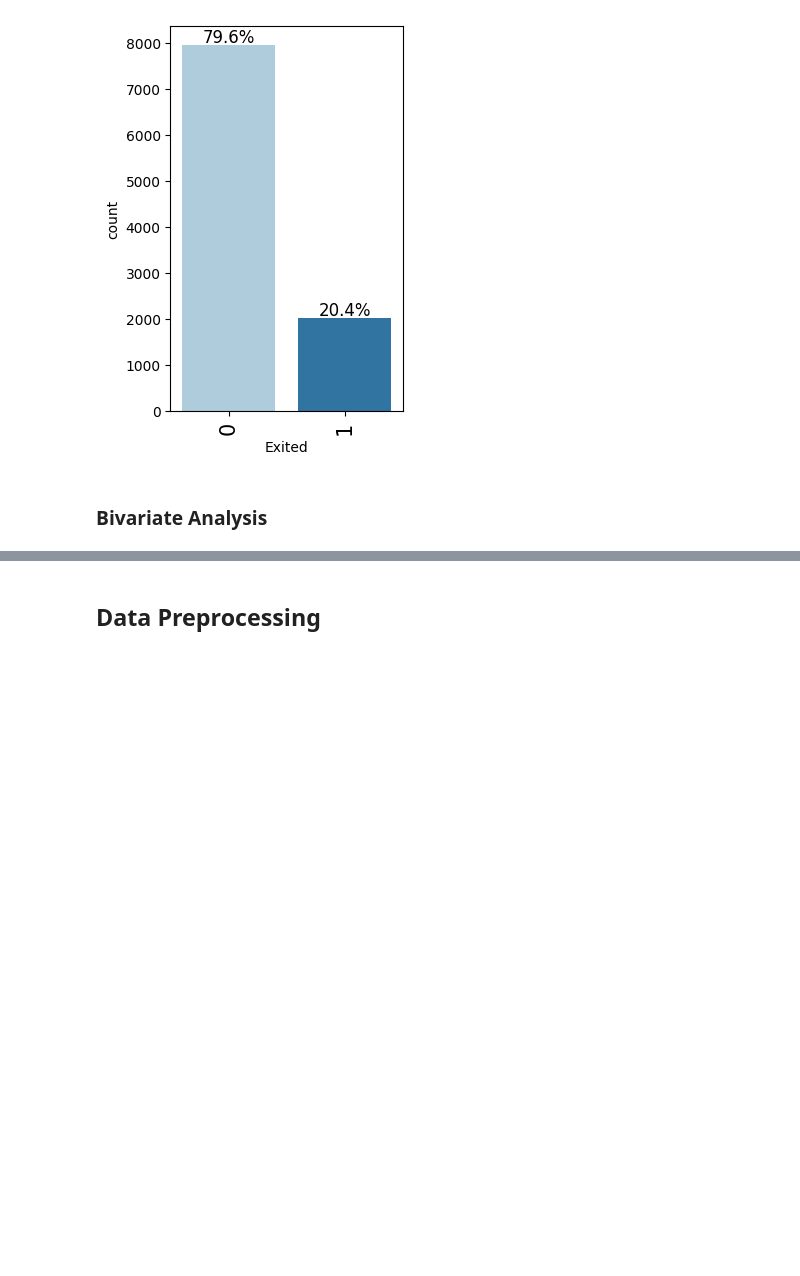
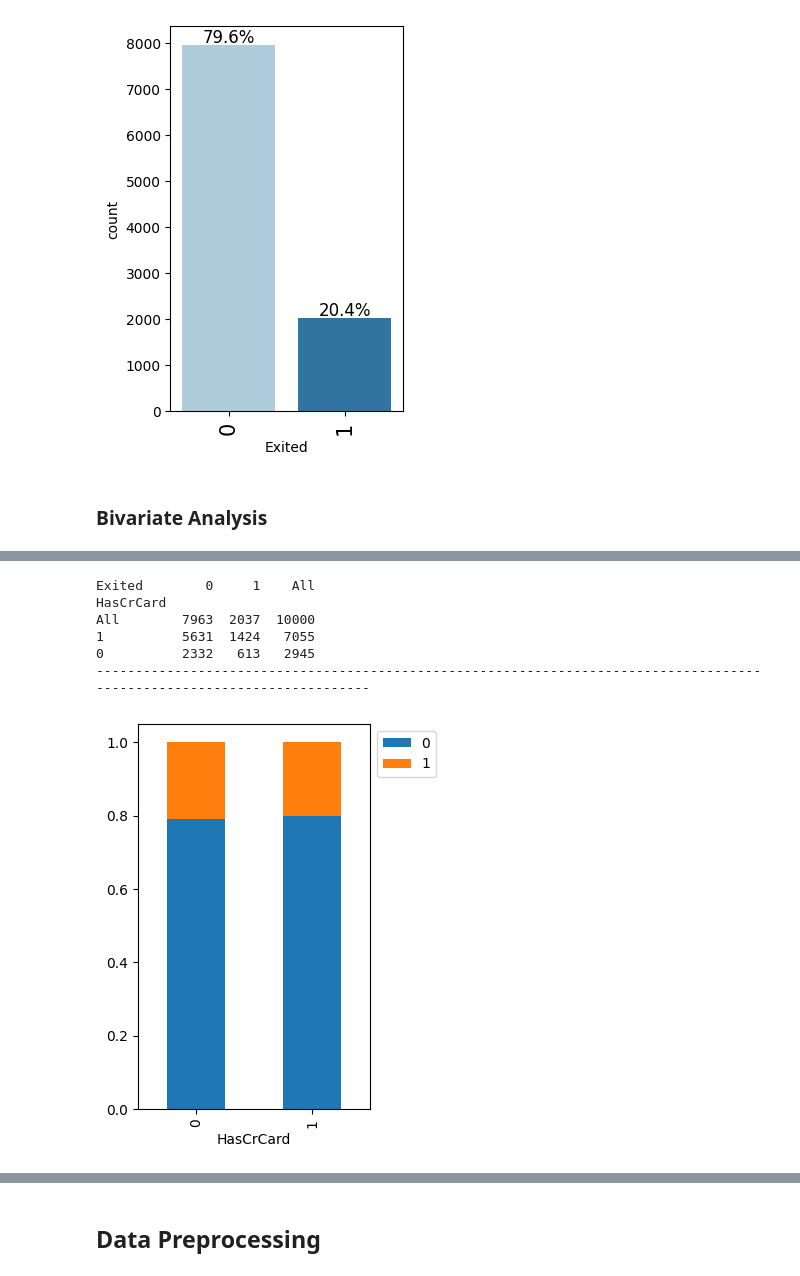
Before and after one commit to rsdomingues/aiml_learning, a Jupyter notebook: 4.intro-to-neural-networks/3.project/INN_Learner_Notebook_Full_code.ipynb, the cells around one changed output, grey strips where cells are left out. Cells and saved outputs as stored; diff of their text form; code cells hidden in the pictures; blank space fills up the shorter version.

```diff
--- a/4.intro-to-neural-networks/3.project/INN_Learner_Notebook_Full_code.ipynb
+++ b/4.intro-to-neural-networks/3.project/INN_Learner_Notebook_Full_code.ipynb
@@ -356,0 +428,10 @@ labeled_barplot(df, "Exited", perc=True)
+# %%
+stacked_barplot(ds, "HasCrCard", "Exited" )
+# %% [output]
+Exited        0     1    All
+HasCrCard
+All        7963  2037  10000
+1          5631  1424   7055
+0          2332   613   2945
+------------------------------------------------------------------------------------------------------------------------
+[figure, added]
```
Also changed, not shown: parts of 11 cells of this notebook.
